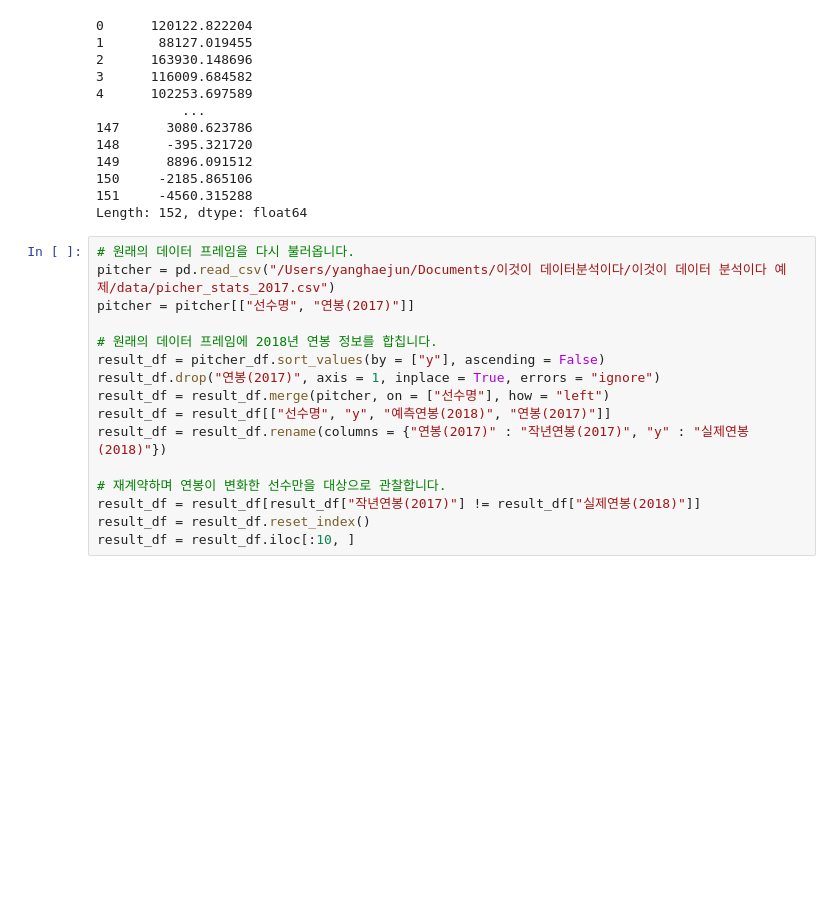
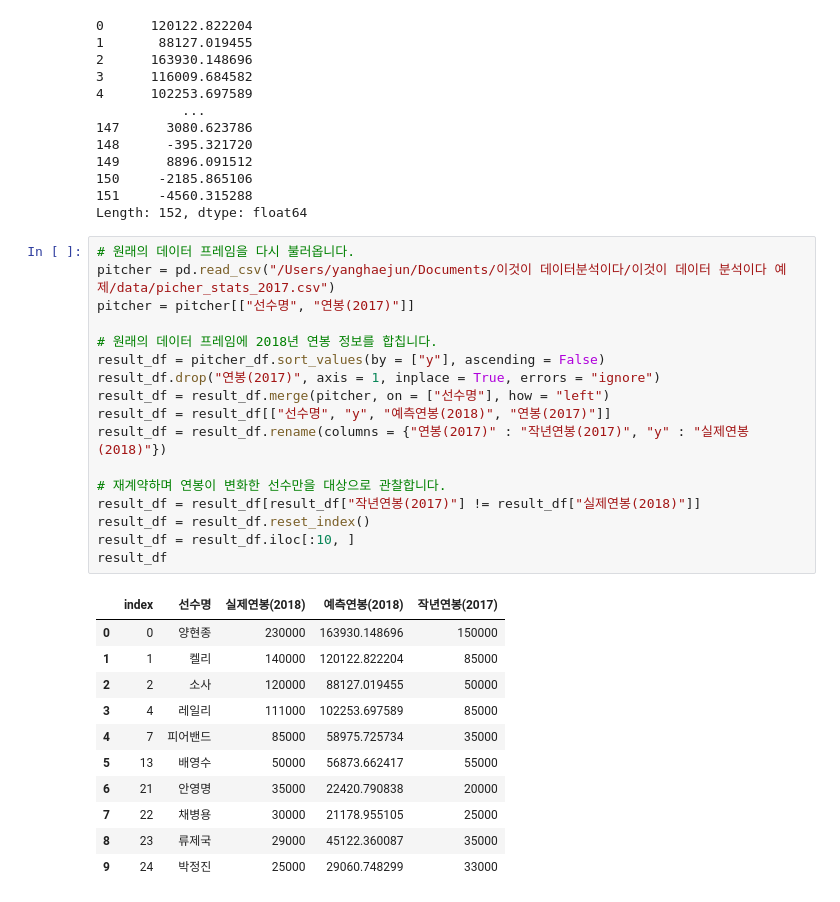
Before and after one commit to y100861/Thisis_DataAnalysis, a Jupyter notebook: 3. 미래를 예측하는 데이터 분석/3-1 프로야구 선수의 다음 해 연봉 예측하기.ipynb, the cells around one changed output. Drawn from its saved outputs; the diff is of its cells as text; blank space fills up the shorter version.

```diff
--- a/3. 미래를 예측하는 데이터 분석/3-1 프로야구 선수의 다음 해 연봉 예측하기.ipynb
+++ b/3. 미래를 예측하는 데이터 분석/3-1 프로야구 선수의 다음 해 연봉 예측하기.ipynb
@@ -401,18 +405,31 @@ Length: 152, dtype: float64
 # %%
 # 원래의 데이터 프레임을 다시 불러옵니다.
 pitcher = pd.read_csv("/Users/yanghaejun/Documents/이것이 데이터분석이다/이것이 데이터 분석이다 예제/data/picher_stats_2017.csv")
 pitcher = pitcher[["선수명", "연봉(2017)"]]
 
 # 원래의 데이터 프레임에 2018년 연봉 정보를 합칩니다.
 result_df = pitcher_df.sort_values(by = ["y"], ascending = False)
 result_df.drop("연봉(2017)", axis = 1, inplace = True, errors = "ignore")
 result_df = result_df.merge(pitcher, on = ["선수명"], how = "left")
 result_df = result_df[["선수명", "y", "예측연봉(2018)", "연봉(2017)"]]
 result_df = result_df.rename(columns = {"연봉(2017)" : "작년연봉(2017)", "y" : "실제연봉(2018)"})
 
 # 재계약하며 연봉이 변화한 선수만을 대상으로 관찰합니다.
 result_df = result_df[result_df["작년연봉(2017)"] != result_df["실제연봉(2018)"]]
 result_df = result_df.reset_index()
 result_df = result_df.iloc[:10, ]
+result_df
+# %% [output]
+|  | index | 선수명 | 실제연봉(2018) | 예측연봉(2018) | 작년연봉(2017) |
+| 0 | 0 | 양현종 | 230000 | 163930.148696 | 150000 |
+| 1 | 1 | 켈리 | 140000 | 120122.822204 | 85000 |
+| 2 | 2 | 소사 | 120000 | 88127.019455 | 50000 |
+| 3 | 4 | 레일리 | 111000 | 102253.697589 | 85000 |
+| 4 | 7 | 피어밴드 | 85000 | 58975.725734 | 35000 |
+| 5 | 13 | 배영수 | 50000 | 56873.662417 | 55000 |
+| 6 | 21 | 안영명 | 35000 | 22420.790838 | 20000 |
+| 7 | 22 | 채병용 | 30000 | 21178.955105 | 25000 |
+| 8 | 23 | 류제국 | 29000 | 45122.360087 | 35000 |
+| 9 | 24 | 박정진 | 25000 | 29060.748299 | 33000 |
 # %%
 # 선수별 연봉 정보(작년연봉, 예측연봉, 실제연봉)를 막대 그래프로 출력
```
Also changed, not shown: parts of 16 cells of this notebook, 7 other files.
